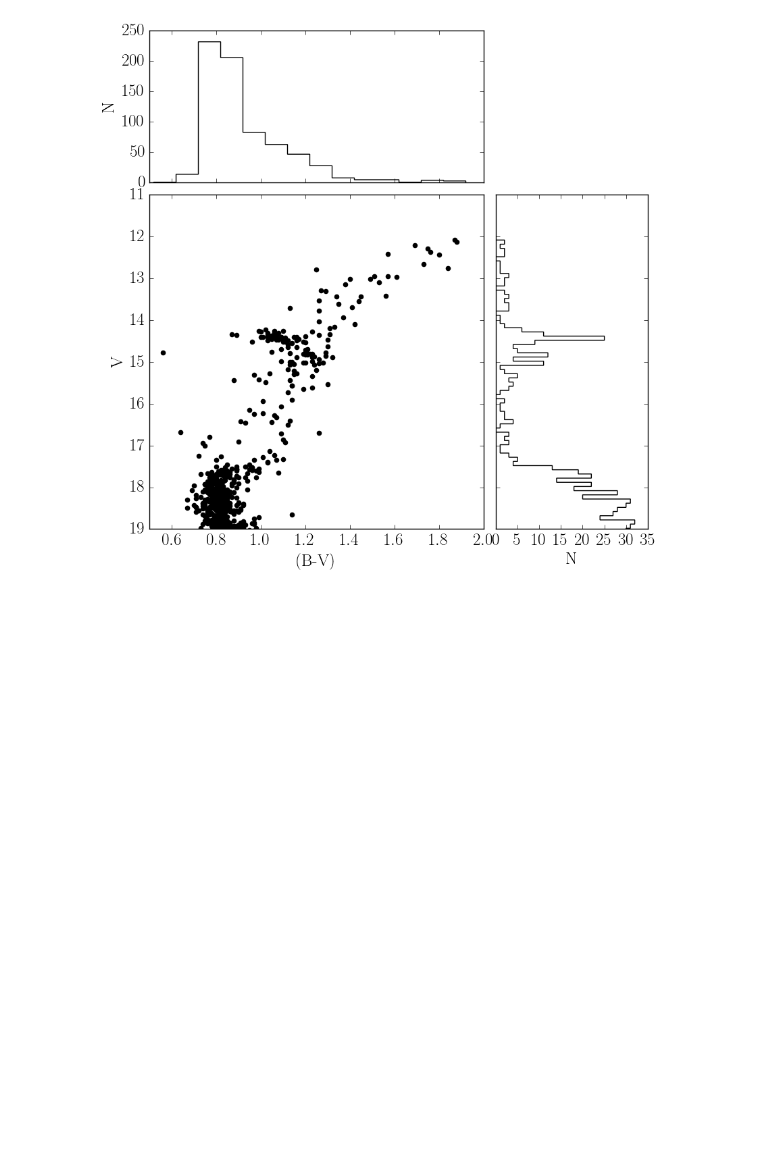
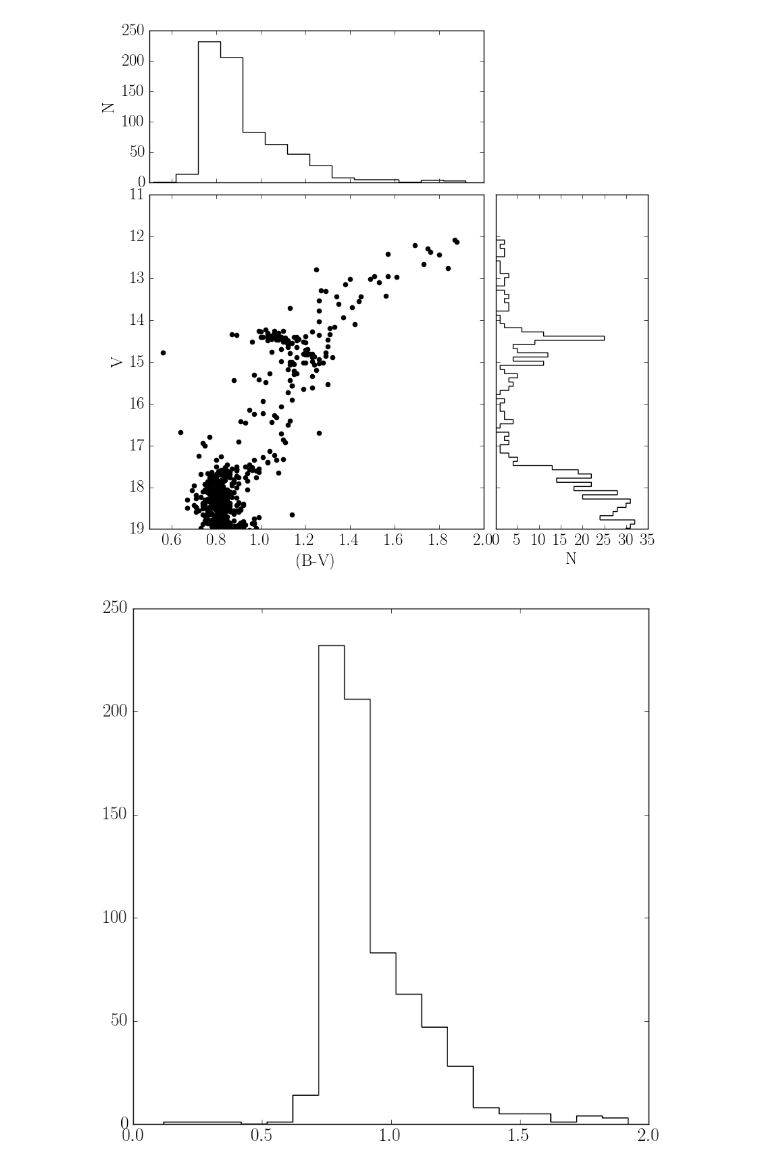
Before and after one commit to JGerbs13/Histogram-on-Axis, a Jupyter notebook: hist-plot-ex.ipynb, the cells around one changed output. Drawn from its saved outputs; the diff is of its cells as text; code cells hidden in the pictures; blank space fills up the shorter version.

```diff
--- a/hist-plot-ex.ipynb
+++ b/hist-plot-ex.ipynb
@@ -143,3 +75,13 @@ plt.show()
 plt.close()
 # %% [output]
 [figure]
+# %%
+#below just makes a simple histogram of B-V color as an example
+binwidth = 0.1
+fig = plt.figure(figsize = (9,9))
+plt.hist(BVphot, bins=np.arange(min(BVphot), max(BVphot) + binwidth, binwidth), histtype='step', color='black')
+plt.savefig("bv-histograms.pdf")
+plt.show()
+plt.close()
+# %% [output]
+[figure, added]
```
Also changed, not shown: parts of 4 cells of this notebook.
